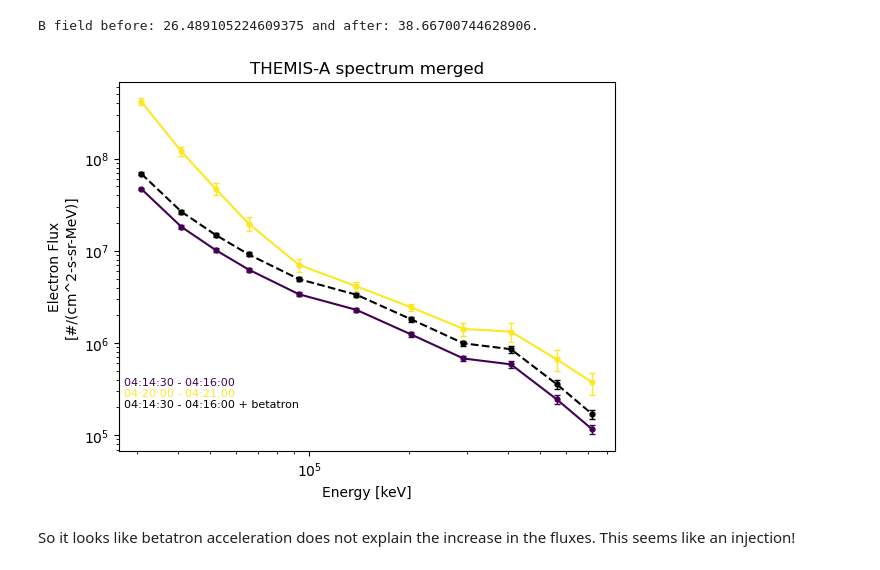
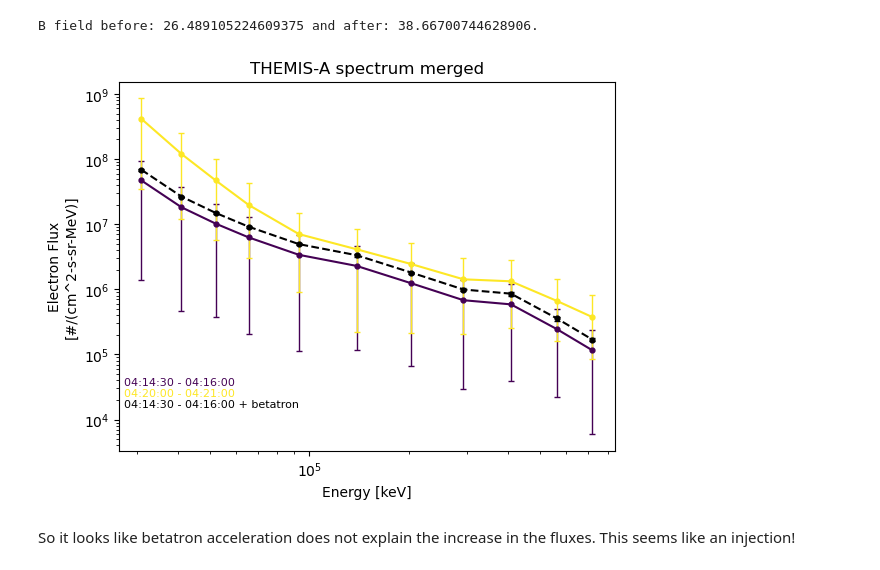
Before and after one commit to mshumko/elfinasi, a Jupyter notebook: src/20240904_substorm_study/misc/themis_elfin_spectra.ipynb, the cells around one changed output. Saved outputs shown, nothing was run; the diff lists cells and outputs as text; code cells hidden in the pictures.

```diff
--- a/src/20240904_substorm_study/misc/themis_elfin_spectra.ipynb
+++ b/src/20240904_substorm_study/misc/themis_elfin_spectra.ipynb
@@ -178,44 +178,44 @@ print(f'B field before: {mean_b_before} and after: {mean_b_after}.')
 B field before: 26.489105224609375 and after: 38.66700744628906.
 # %%
 themis_spectra_mean = np.full((len(themisa_spectra_time_ranges), len(sst_xr.v[0, valid_sst_channels])), np.nan)
-themis_spectra_std = np.full((len(themisa_spectra_time_ranges), len(sst_xr.v[0, valid_sst_channels])), np.nan)
+themis_spectra_iqr = np.full((len(themisa_spectra_time_ranges), 2, len(sst_xr.v[0, valid_sst_channels])), np.nan)
 for i, themis_spectra_time_range in enumerate(themisa_spectra_time_ranges):
     idx = np.where(
         (ssta_times>=themis_spectra_time_range[0]) &
         (ssta_times<=themis_spectra_time_range[1])
         )[0]
-    themis_spectra_mean[i, :] = ssta_spectrum[idx, :].mean(axis=0)
-    themis_spectra_std[i, :] = ssta_spectrum[idx, :].std(axis=0)
+    themis_spectra_mean[i, :] = np.mean(ssta_spectrum[idx, :], axis=0)
+    themis_spectra_iqr[i, ...] = np.quantile(ssta_spectrum[idx, :], (0.25, 0.75), axis=0)
 # %%
 fig, ax = plt.subplots()
 for i, (themis_time_range, color) in enumerate(zip(themisa_spectra_time_ranges, themis_colors)):
-    ax.errorbar(sst_xr.v[0, valid_sst_channels],  themis_spectra_mean[i, :], color=color, yerr=themis_spectra_std[i, :], capsize=2,
+    ax.errorbar(sst_xr.v[0, valid_sst_channels],  themis_spectra_mean[i, :], color=color, yerr=themis_spectra_iqr[i, ...], capsize=2,
             markersize=7, elinewidth=1, marker='.', ls='-')
     ax.text(
         0.01, 0.2-0.03*i, f'{themis_time_range[0]:%H:%M:%S} - {themis_time_range[1]:%H:%M:%S}',
         fontsize=8, transform=ax.transAxes, va='top', ha='left', color=color
         )
 
 ax.errorbar(
     sst_xr.v[0, valid_sst_channels],
     (mean_b_after/mean_b_before)*themis_spectra_mean[0, :],
     color='k',
-    yerr=(mean_b_after/mean_b_before)*themis_spectra_std[0, :],
+    yerr=(mean_b_after/mean_b_before)*np.abs(themis_spectra_mean[0, :]-themis_spectra_iqr[0, :]),
     capsize=2,
     markersize=7,
     elinewidth=1,
     marker='.',
     ls='--'
     )
 ax.text(
         0.01, 0.2-0.03*(i+1), f'{themisa_spectra_time_ranges[0][0]:%H:%M:%S} - {themisa_spectra_time_ranges[0][1]:%H:%M:%S} + betatron',
         fontsize=8, transform=ax.transAxes, va='top', ha='left', color='k'
         )
 
 ax.set(xlabel='Energy [keV]', yscale='log', xscale='log', title='THEMIS-A spectrum merged')
 ax.set_ylabel(f'Electron Flux\n[#/(cm^2-s-sr-MeV)]');
 # %% [output]
-[figure, old version]
+[figure, new version]
 # %% [markdown]
 So it looks like betatron acceleration does not explain the increase in the fluxes. This seems like an injection!
 # %% [markdown]
```
Also changed, not shown: parts of 5 cells of this notebook, 3 other files.
